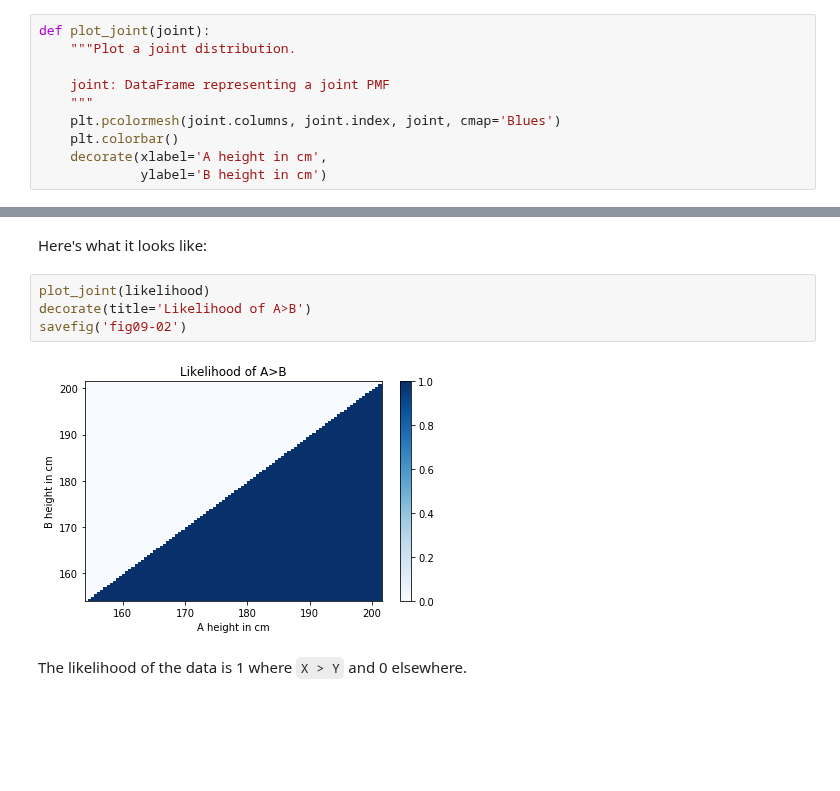
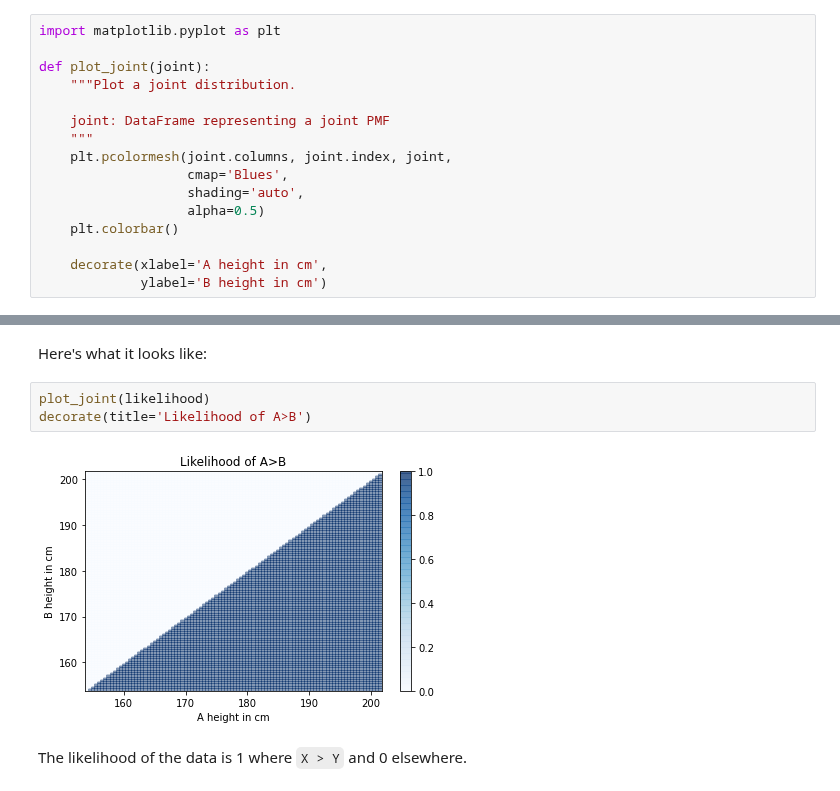
Before and after one commit to AllenDowney/ThinkBayes2, a Jupyter notebook: soln/chap09.ipynb, the cells around one changed output, grey strips where cells are left out. Drawn from its saved outputs; the diff is of its cells as text; blank space fills up the shorter version.

```diff
--- a/soln/chap09.ipynb
+++ b/soln/chap09.ipynb
@@ -236,13 +218,19 @@ Length: 96, dtype: float64
 
 The following function uses `pcolormesh` to plot the joint distribution.
 # %%
+import matplotlib.pyplot as plt
+
 def plot_joint(joint):
     """Plot a joint distribution.
 
     joint: DataFrame representing a joint PMF
     """
-    plt.pcolormesh(joint.columns, joint.index, joint, cmap='Blues')
+    plt.pcolormesh(joint.columns, joint.index, joint,
+                   cmap='Blues',
+                   shading='auto',
+                   alpha=0.5)
     plt.colorbar()
+
     decorate(xlabel='A height in cm',
              ylabel='B height in cm')
 # %% [markdown]
@@ -314,9 +297,8 @@ Here's what it looks like:
 # %%
 plot_joint(likelihood)
 decorate(title='Likelihood of A>B')
-savefig('fig09-02')
 # %% [output]
-[figure, old version]
+[figure, new version]
 # %% [markdown]
 The likelihood of the data is 1 where `X > Y` and 0 elsewhere.
 # %% [markdown]
```
Also changed, not shown: parts of 67 cells of this notebook, 7 other files.
